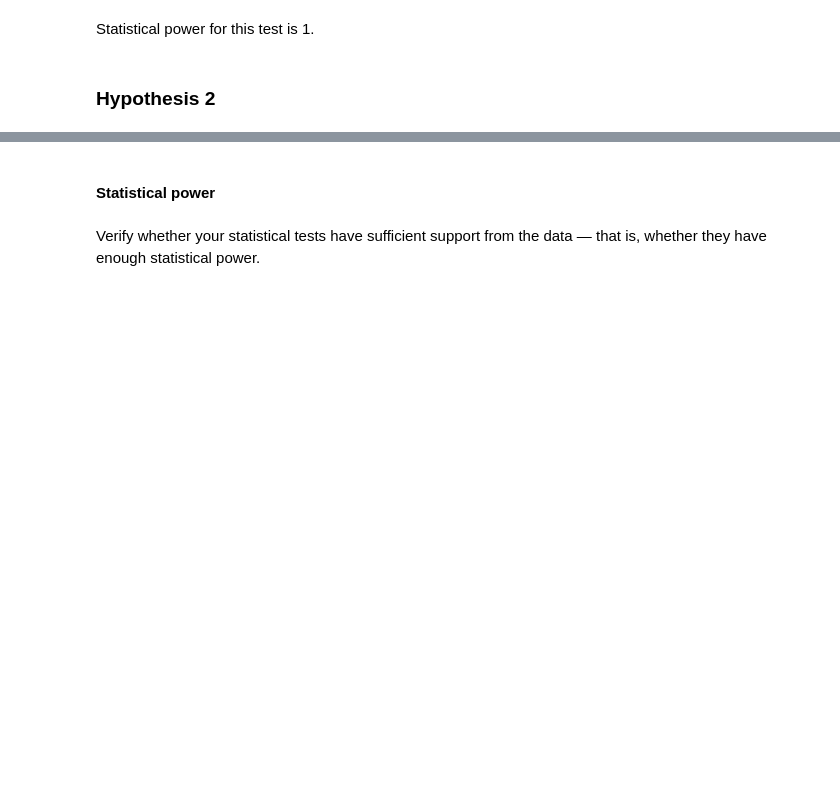
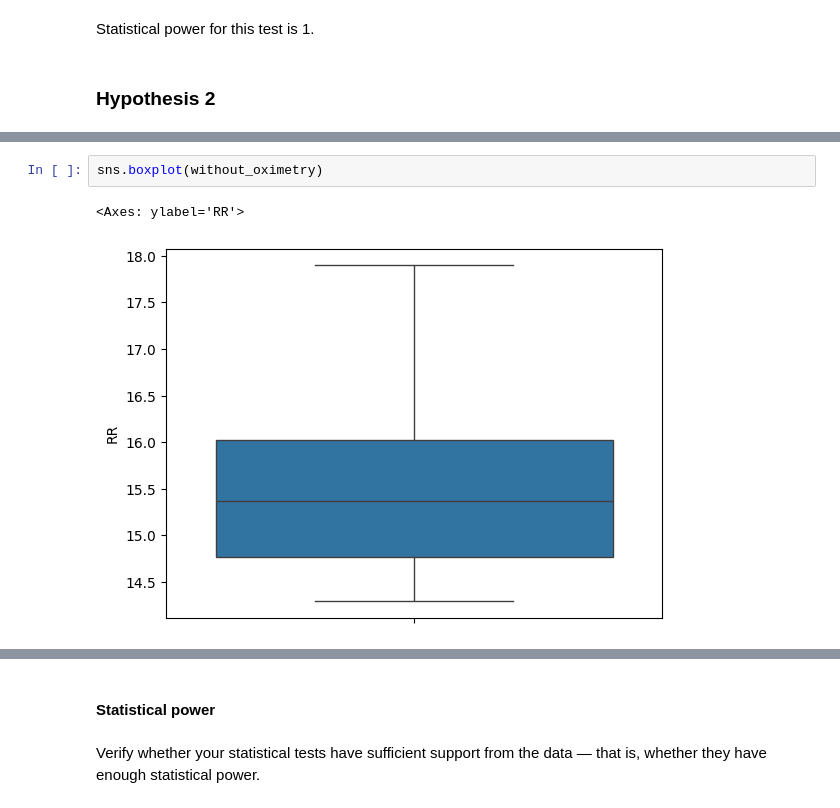
Before and after one commit to kurcinamarian/IAU, a Jupyter notebook: Project.ipynb, the cells around one changed output, grey strips where cells are left out. Drawn from its saved outputs; the diff is of its cells as text; blank space fills up the shorter version.

```diff
--- a/Project.ipynb
+++ b/Project.ipynb
@@ -1504,0 +1536,5 @@ Comment
+# %%
+sns.boxplot(without_oximetry)
+# %% [output]
+<Axes: ylabel='RR'>
+[figure, added]
```
Also changed, not shown: parts of 33 cells of this notebook.
